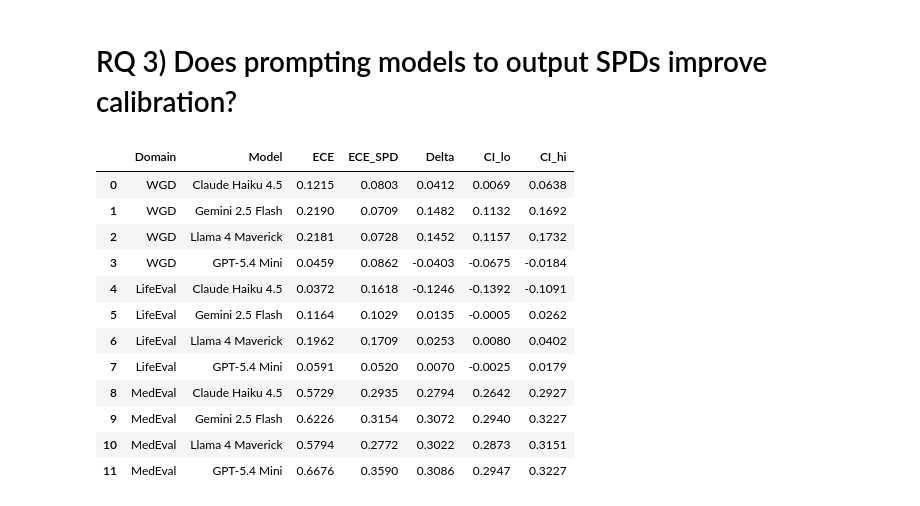
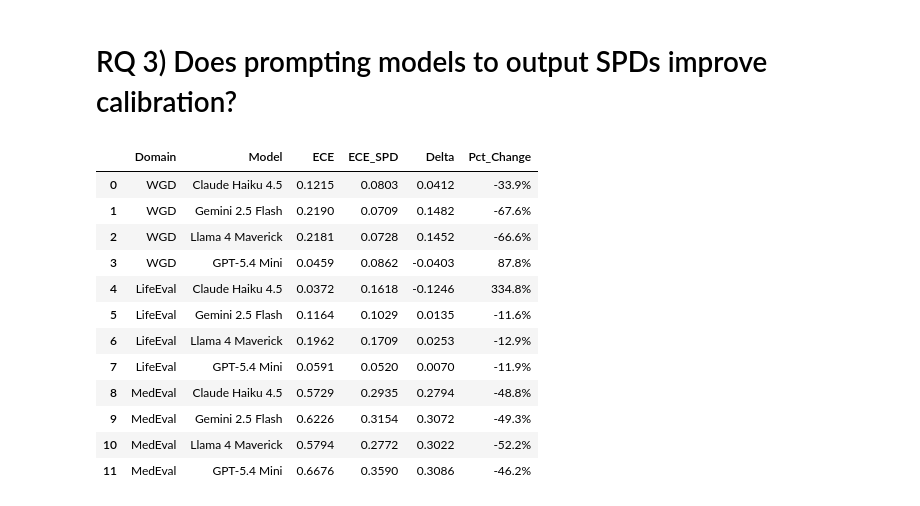
Before and after one commit to NoamMichael/BayesEval, a Jupyter notebook: analysis/analysis.ipynb, the cells around one changed output. Saved outputs shown, nothing was run; the diff lists cells and outputs as text; code cells hidden in the pictures.

```diff
--- a/analysis/analysis.ipynb
+++ b/analysis/analysis.ipynb
@@ -337,7 +433,7 @@ plt.show()
 # RQ 3) Does prompting models to output SPDs improve calibration?
 # %%
 # RQ 3) ECE improvement from SPD prompting
-# Load SPD results and compute ECE_baseline - ECE_spd per model per domain
+# Load SPD results and compute ECE_baseline vs ECE_spd per model per domain
 
 from scoring import lifeeval_true_probability, medeval_true_probability
 
@@ -371,67 +467,47 @@ me_spd_df = pd.DataFrame()
 for model in MODELS:
     new_df = pd.read_csv(RESULTS_PATH / "MedEval_SPD" / f"{model}.csv")
     new_df["model"] = model
     me_spd_df = pd.concat([me_spd_df, new_df], ignore_index=True)
 me_spd_df["true_probability"] = [
     medeval_true_probability(a, d)
     for a, d in zip(me_spd_df["Answer"], me_spd_df["differential_json"])
 ]
 
-# --- Bootstrap ECE delta ---
-N_BOOT = 1000
-rng = np.random.default_rng(42)
-
-def bootstrap_ece_delta(conf_base, outcome_base, conf_spd, outcome_spd, n_boot=N_BOOT):
-    deltas = np.empty(n_boot)
-    n_base, n_spd = len(conf_base), len(conf_spd)
-    conf_base_arr, out_base_arr = conf_base.values, outcome_base.values
-    conf_spd_arr, out_spd_arr = conf_spd.values, outcome_spd.values
-    for i in range(n_boot):
-        idx_b = rng.integers(0, n_base, size=n_base)
-        idx_s = rng.integers(0, n_spd, size=n_spd)
-        ece_b = compute_ece(pd.Series(conf_base_arr[idx_b]), pd.Series(out_base_arr[idx_b]))
-        ece_s = compute_ece(pd.Series(conf_spd_arr[idx_s]), pd.Series(out_spd_arr[idx_s]))
-        deltas[i] = ece_b - ece_s
-    return deltas
-
+# --- Compute ECE baseline vs SPD ---
 rows_rq3 = []
 for domain, base_df, spd_df, outcome_col in [
     ("WGD", wgd_df, wgd_spd_df, "correct"),
     ("LifeEval", le_df, le_spd_df, "true_probability"),
     ("MedEval", me_df, me_spd_df, "true_probability"),
 ]:
     for model, label in zip(MODELS, MODEL_LABELS):
         sub_base = base_df[base_df["model"] == model]
         sub_spd = spd_df[spd_df["model"] == model]
         ece_base = compute_ece(sub_base["Confidence"], sub_base[outcome_col])
         ece_spd = compute_ece(sub_spd["Confidence"], sub_spd[outcome_col])
-        boot = bootstrap_ece_delta(
-            sub_base["Confidence"], sub_base[outcome_col],
-            sub_spd["Confidence"], sub_spd[outcome_col],
-        )
+        pct_change = (ece_spd - ece_base) / ece_base * 100 if ece_base != 0 else 0.0
         rows_rq3.append({
             "Domain": domain,
             "Model": label,
             "ECE": ece_base,
             "ECE_SPD": ece_spd,
             "Delta": ece_base - ece_spd,
-            "CI_lo": np.percentile(boot, 2.5),
-            "CI_hi": np.percentile(boot, 97.5),
+            "Pct_Change": pct_change,
         })
 
 rq3_df = pd.DataFrame(rows_rq3)
-rq3_df.style.format({"ECE": "{:.4f}", "ECE_SPD": "{:.4f}", "Delta": "{:.4f}", "CI_lo": "{:.4f}", "CI_hi": "{:.4f}"})
+rq3_df.style.format({"ECE": "{:.4f}", "ECE_SPD": "{:.4f}", "Delta": "{:.4f}", "Pct_Change": "{:.1f}%"})
 # %% [output]
-|  | Domain | Model | ECE | ECE_SPD | Delta | CI_lo | CI_hi |
-| 0 | WGD | Claude Haiku 4.5 | 0.1215 | 0.0803 | 0.0412 | 0.0069 | 0.0638 |
-| 1 | WGD | Gemini 2.5 Flash | 0.2190 | 0.0709 | 0.1482 | 0.1132 | 0.1692 |
-| 2 | WGD | Llama 4 Maverick | 0.2181 | 0.0728 | 0.1452 | 0.1157 | 0.1732 |
-| 3 | WGD | GPT-5.4 Mini | 0.0459 | 0.0862 | -0.0403 | -0.0675 | -0.0184 |
-| 4 | LifeEval | Claude Haiku 4.5 | 0.0372 | 0.1618 | -0.1246 | -0.1392 | -0.1091 |
-| 5 | LifeEval | Gemini 2.5 Flash | 0.1164 | 0.1029 | 0.0135 | -0.0005 | 0.0262 |
-| 6 | LifeEval | Llama 4 Maverick | 0.1962 | 0.1709 | 0.0253 | 0.0080 | 0.0402 |
-| 7 | LifeEval | GPT-5.4 Mini | 0.0591 | 0.0520 | 0.0070 | -0.0025 | 0.0179 |
-| 8 | MedEval | Claude Haiku 4.5 | 0.5729 | 0.2935 | 0.2794 | 0.2642 | 0.2927 |
-| 9 | MedEval | Gemini 2.5 Flash | 0.6226 | 0.3154 | 0.3072 | 0.2940 | 0.3227 |
-| 10 | MedEval | Llama 4 Maverick | 0.5794 | 0.2772 | 0.3022 | 0.2873 | 0.3151 |
-| 11 | MedEval | GPT-5.4 Mini | 0.6676 | 0.3590 | 0.3086 | 0.2947 | 0.3227 |
+|  | Domain | Model | ECE | ECE_SPD | Delta | Pct_Change |
+| 0 | WGD | Claude Haiku 4.5 | 0.1215 | 0.0803 | 0.0412 | -33.9% |
+| 1 | WGD | Gemini 2.5 Flash | 0.2190 | 0.0709 | 0.1482 | -67.6% |
+| 2 | WGD | Llama 4 Maverick | 0.2181 | 0.0728 | 0.1452 | -66.6% |
+| 3 | WGD | GPT-5.4 Mini | 0.0459 | 0.0862 | -0.0403 | 87.8% |
+| 4 | LifeEval | Claude Haiku 4.5 | 0.0372 | 0.1618 | -0.1246 | 334.8% |
+| 5 | LifeEval | Gemini 2.5 Flash | 0.1164 | 0.1029 | 0.0135 | -11.6% |
+| 6 | LifeEval | Llama 4 Maverick | 0.1962 | 0.1709 | 0.0253 | -12.9% |
+| 7 | LifeEval | GPT-5.4 Mini | 0.0591 | 0.0520 | 0.0070 | -11.9% |
+| 8 | MedEval | Claude Haiku 4.5 | 0.5729 | 0.2935 | 0.2794 | -48.8% |
+| 9 | MedEval | Gemini 2.5 Flash | 0.6226 | 0.3154 | 0.3072 | -49.3% |
+| 10 | MedEval | Llama 4 Maverick | 0.5794 | 0.2772 | 0.3022 | -52.2% |
+| 11 | MedEval | GPT-5.4 Mini | 0.6676 | 0.3590 | 0.3086 | -46.2% |
```
Also changed, not shown: parts of 11 cells of this notebook, 16 other files.
